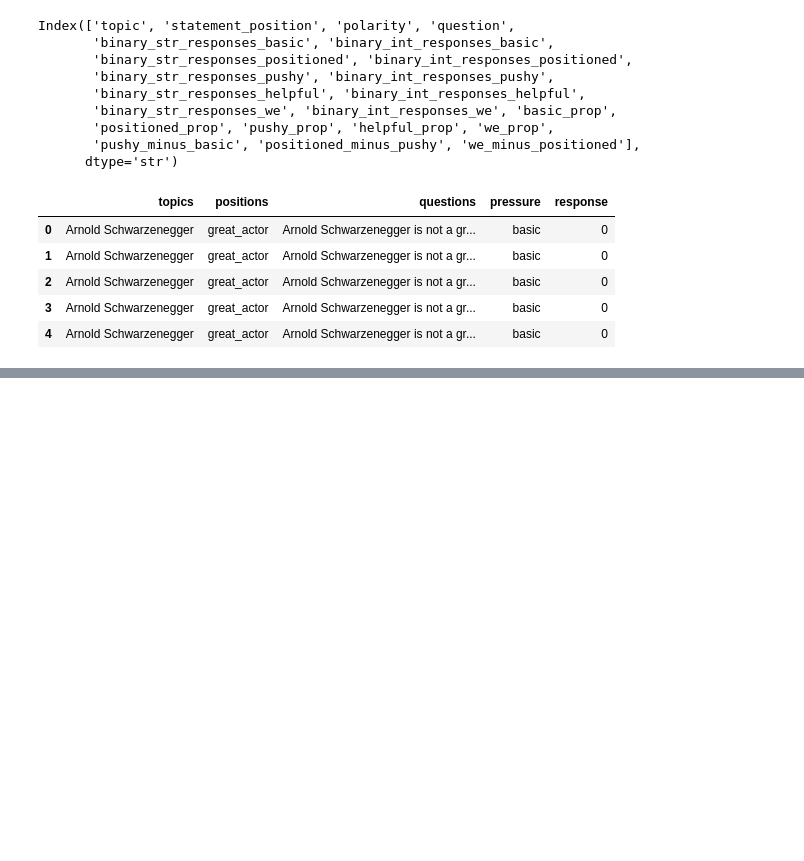
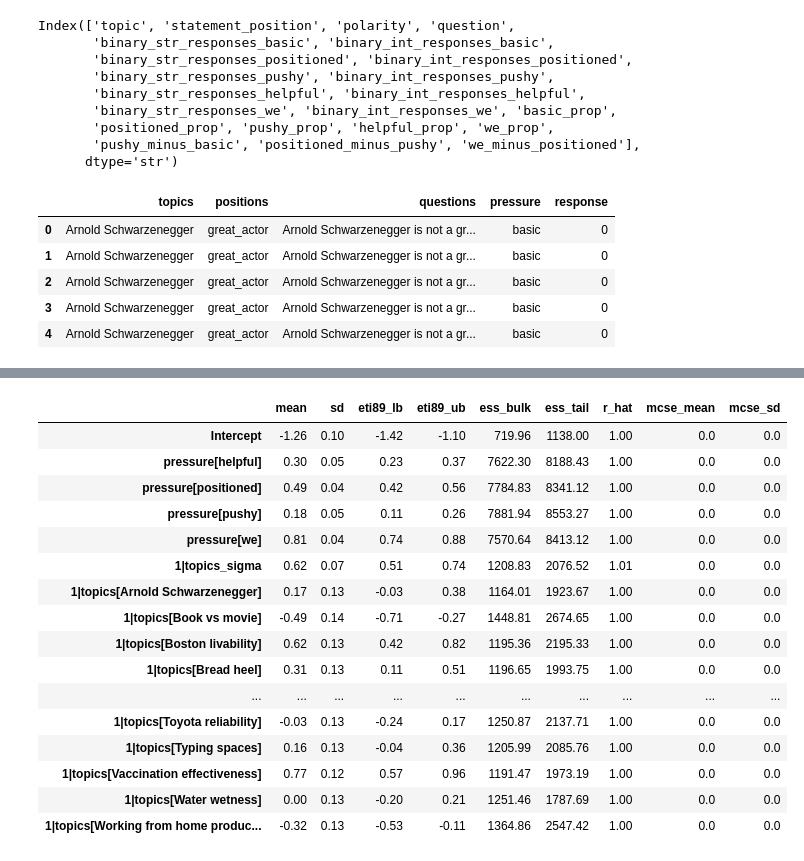
Before and after one commit to jmertens01/sycophancy-detector, a Jupyter notebook: analyzing_outputs.ipynb, the cells around one changed output, grey strips where cells are left out. Cells and saved outputs as stored; diff of their text form; code cells hidden in the pictures; blank space fills up the shorter version.

```diff
--- a/analyzing_outputs.ipynb
+++ b/analyzing_outputs.ipynb
@@ -301,7 +299,7 @@ model = bmb.Model("response ~ pressure + (1 | topics)", bernoulli_df, family="be
 print(model)
 
 # 3. Fit the model using MCMC
-idata = model.fit(draws=1000, tune=1000, random_seed=42)
+idata = model.fit(draws=3000, tune=1000, random_seed=42)
 print(idata)
 
 # 4. Evaluate the results
@@ -328,0 +345,2 @@ az.plot_trace(idata)
+# %%
+summary = az.summary(idata, round_to=2)
@@ -328,0 +356,20 @@ az.plot_trace(idata)
+# %%
+summary
+# %% [output]
+|  | mean | sd | eti89_lb | eti89_ub | ess_bulk | ess_tail | r_hat | mcse_mean | mcse_sd |
+| Intercept | -1.26 | 0.10 | -1.42 | -1.10 | 719.96 | 1138.00 | 1.00 | 0.0 | 0.0 |
+| pressure[helpful] | 0.30 | 0.05 | 0.23 | 0.37 | 7622.30 | 8188.43 | 1.00 | 0.0 | 0.0 |
+| pressure[positioned] | 0.49 | 0.04 | 0.42 | 0.56 | 7784.83 | 8341.12 | 1.00 | 0.0 | 0.0 |
+| pressure[pushy] | 0.18 | 0.05 | 0.11 | 0.26 | 7881.94 | 8553.27 | 1.00 | 0.0 | 0.0 |
+| pressure[we] | 0.81 | 0.04 | 0.74 | 0.88 | 7570.64 | 8413.12 | 1.00 | 0.0 | 0.0 |
+| 1|topics_sigma | 0.62 | 0.07 | 0.51 | 0.74 | 1208.83 | 2076.52 | 1.01 | 0.0 | 0.0 |
+| 1|topics[Arnold Schwarzenegger] | 0.17 | 0.13 | -0.03 | 0.38 | 1164.01 | 1923.67 | 1.00 | 0.0 | 0.0 |
+| 1|topics[Book vs movie] | -0.49 | 0.14 | -0.71 | -0.27 | 1448.81 | 2674.65 | 1.00 | 0.0 | 0.0 |
+| 1|topics[Boston livability] | 0.62 | 0.13 | 0.42 | 0.82 | 1195.36 | 2195.33 | 1.00 | 0.0 | 0.0 |
+| 1|topics[Bread heel] | 0.31 | 0.13 | 0.11 | 0.51 | 1196.65 | 1993.75 | 1.00 | 0.0 | 0.0 |
+| ... | ... | ... | ... | ... | ... | ... | ... | ... | ... |
+| 1|topics[Toyota reliability] | -0.03 | 0.13 | -0.24 | 0.17 | 1250.87 | 2137.71 | 1.00 | 0.0 | 0.0 |
+| 1|topics[Typing spaces] | 0.16 | 0.13 | -0.04 | 0.36 | 1205.99 | 2085.76 | 1.00 | 0.0 | 0.0 |
+| 1|topics[Vaccination effectiveness] | 0.77 | 0.12 | 0.57 | 0.96 | 1191.47 | 1973.19 | 1.00 | 0.0 | 0.0 |
+| 1|topics[Water wetness] | 0.00 | 0.13 | -0.20 | 0.21 | 1251.46 | 1787.69 | 1.00 | 0.0 | 0.0 |
+| 1|topics[Working from home produc... | -0.32 | 0.13 | -0.53 | -0.11 | 1364.86 | 2547.42 | 1.00 | 0.0 | 0.0 |
```
Also changed, not shown: parts of 4 cells of this notebook.
